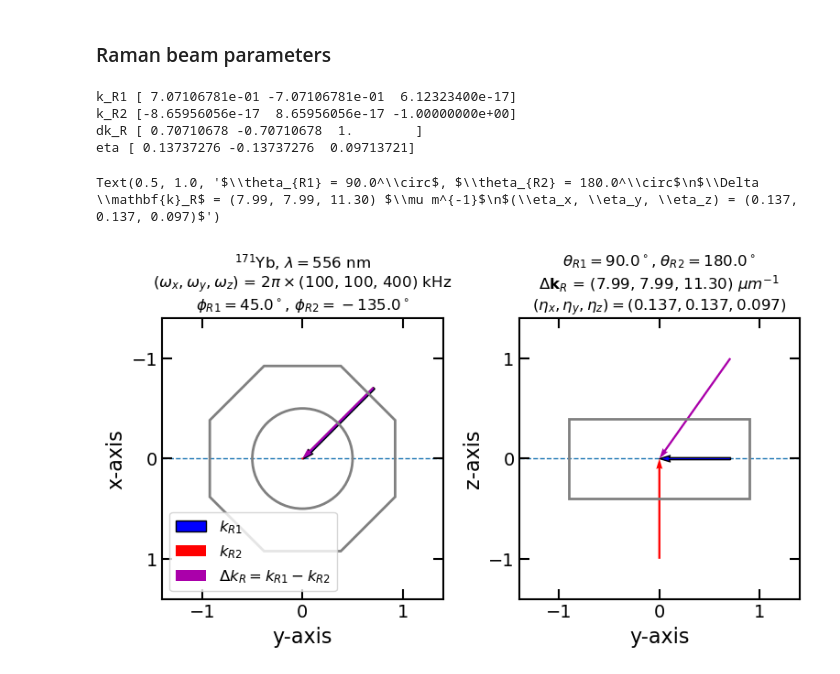
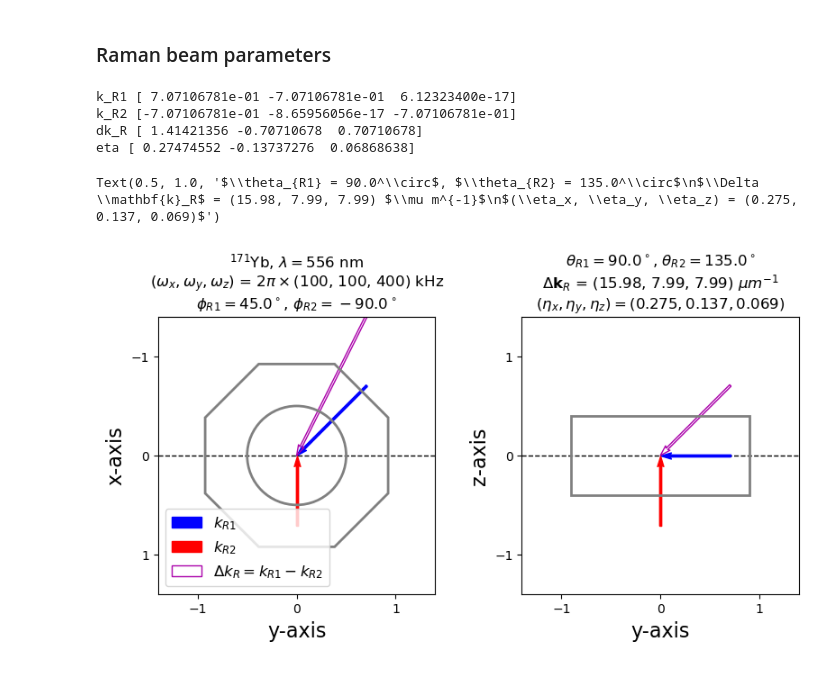
Before and after one commit to HidekiOzawa-NanoQT/Raman_sideband_cooling, a Jupyter notebook: EstimationOfRamanMomentum.ipynb, the cells around one changed output. Drawn from its saved outputs; the diff is of its cells as text; code cells hidden in the pictures.

```diff
--- a/EstimationOfRamanMomentum.ipynb
+++ b/EstimationOfRamanMomentum.ipynb
@@ -82,8 +82,8 @@ mass_e = 9.10938215 * 1e-31 # Electron Mass (kg)
 a0 = 0.52917720859 * 1e-10 # Bohr Radius (m)
 kB = 1.3806504 * 1e-23 # Boltzmann constant (J/K)
 # %%
-mass_Rb_87 = mass_u * 171
-wavelength_D1 = 556 * 1e-9 # nm
+mass_atom = mass_u * 171 # 171Yb atomic mass
+wavelength_D1 = 556 * 1e-9 # [m]
 
 k_D1 = 2 * np.pi / wavelength_D1 # 1/m
 # %% [markdown]
@@ -100,16 +100,16 @@ omega_x *= 1e3
 omega_y *= 1e3
 omega_z *= 1e3
 
-a_x = np.sqrt(hbar / (2 * mass_Rb_87 * 2 * np.pi * omega_x))
-a_y = np.sqrt(hbar / (2 * mass_Rb_87 * 2 * np.pi * omega_y))
-a_z = np.sqrt(hbar / (2 * mass_Rb_87 * 2 * np.pi * omega_z))
+a_x = np.sqrt(hbar / (2 * mass_atom * 2 * np.pi * omega_x))
+a_y = np.sqrt(hbar / (2 * mass_atom * 2 * np.pi * omega_y))
+a_z = np.sqrt(hbar / (2 * mass_atom * 2 * np.pi * omega_z))
 # %% [markdown]
 ### Raman beam parameters
 # %%
 theta_R1 = 90 #[degree] polar angle of Raman1 (min:0, max:180)
 phi_R1 = 45 #[degree] azimuthal angle of Raman1 (min:0, max:360)
-theta_R2 = 180 #[degree] polar angle of Raman2 (min:0, max:180)
-phi_R2 = -135 #[degree] azimuthal angle of Raman2 (min:0, max:360)
+theta_R2 = 135 #[degree] polar angle of Raman2 (min:0, max:180)
+phi_R2 = -90 #[degree] azimuthal angle of Raman2 (min:0, max:360)
 # %%
 phi_R1 = phi_R1 - 90
 phi_R2 = phi_R2 - 90
@@ -129,9 +129,9 @@ print("dk_R", dk_R)
 print("eta", dk_R*k_D1*np.array([a_x,a_y,a_z]))
 # %% [output]
 k_R1 [ 7.07106781e-01 -7.07106781e-01  6.12323400e-17]
-k_R2 [-8.65956056e-17  8.65956056e-17 -1.00000000e+00]
-dk_R [ 0.70710678 -0.70710678  1.        ]
-eta [ 0.13737276 -0.13737276  0.09713721]
+k_R2 [-7.07106781e-01 -8.65956056e-17 -7.07106781e-01]
+dk_R [ 1.41421356 -0.70710678  0.70710678]
+eta [ 0.27474552 -0.13737276  0.06868638]
 # %%
 dk_Rs = k_D1*np.abs(dk_R)
 a_xyz = np.array([a_x, a_y, a_z])
@@ -148,9 +148,9 @@ zmax=xmax
 fig =plt.figure(figsize=[8,5],dpi = 100)
 ax1 = fig.add_subplot(1,2,1)
 ax1.hlines(y=0,xmin=xmin,xmax=xmax, linestyles='--',linewidth=1,zorder=0)
-ax1.quiver(-k_R1[1], -k_R1[0], k_R1[1], k_R1[0], color='blue', angles='xy', scale_units='xy', scale=1, linewidth=1, edgecolor='k',label="$k_{R1}$")
-ax1.quiver(-k_R2[1], -k_R2[0], k_R2[1], k_R2[0], color='red', angles='xy', scale_units='xy', scale=1, label="$k_{R2}$")
-ax1.quiver(-dk_R[1], -dk_R[0], dk_R[1], dk_R[0], color='#aa00aa', angles='xy', scale_units='xy', scale=1, label="$\Delta k_{R} = k_{R1} - k_{R2}$")
+ax1.quiver(-k_R1[1], -k_R1[0], k_R1[1], k_R1[0], color='blue', angles='xy', scale_units='xy',scale=1,linewidth=1, edgecolor='blue',label="$k_{R1}$")
+ax1.quiver(-k_R2[1], -k_R2[0], k_R2[1], k_R2[0], color='red', angles='xy', scale_units='xy', scale=1, linewidth=1, edgecolor='red', label="$k_{R2}$")
+ax1.quiver(-dk_R[1], -dk_R[0], dk_R[1], dk_R[0], color='#aa00aa', angles='xy', scale_units='xy', scale=1, edgecolor='#aa00aa',linewidth=1, fc='None',label="$\Delta k_{R} = k_{R1} - k_{R2}$")
 ax1.set_aspect('equal')
 center=PixCoord(0,0)
 region1_pix = CirclePixelRegion(center,radius=0.5)
@@ -169,46 +169,35 @@ ax1.yaxis.set_ticks(np.linspace(-1,1,3))
 ax1.legend(loc='lower left',fontsize=12)
 
 ax1.set_xlabel('y-axis',fontsize=labelsize)
 ax1.set_ylabel('x-axis',fontsize=labelsize)
 txt_Title = r'$^{171}$Yb, $\lambda=556$ nm' +'\n'
 txt_Title += r'$(\omega_x, \omega_y, \omega_z)$ = $2 \pi \times $(%d, %d, %d) kHz' % (omega_x / 1e3, omega_y / 1e3,omega_z / 1e3)
 txt_Title += '\n$\phi_{R1} = %.1f^\circ$, $\phi_{R2} = %.1f^\circ$' % (phi_R1+90, phi_R2+90)
 
 ax1.set_title(txt_Title,fontsize=12)
 
 
 ax2 = fig.add_subplot(1,2,2)
 ax2.hlines(y=0,xmin=ymin,xmax=ymax, linestyles='--',linewidth=1,zorder=0)
-ax2.quiver(-k_R1[1], k_R1[2], k_R1[1], -k_R1[2], color='blue', angles='xy', scale_units='xy', scale=1, linewidth=1, edgecolor='k', label="$k_{R1}$")
-ax2.quiver(-k_R2[1], k_R2[2], k_R2[1], -k_R2[2], color='red', angles='xy', scale_units='xy', scale=1, label="$k_{R2}$")
-ax2.quiver(-dk_R[1], dk_R[2], dk_R[1], -dk_R[2], color='#aa00aa', angles='xy', scale_units='xy', scale=1, label="$\Delta k_{R} = k_{R1} - k_{R2}$")
+ax2.quiver(-k_R1[1], k_R1[2], k_R1[1], -k_R1[2], color='blue', angles='xy', scale_units='xy', scale=1, linewidth=1, edgecolor='blue', label="$k_{R1}$")
+ax2.quiver(-k_R2[1], k_R2[2], k_R2[1], -k_R2[2], color='red', angles='xy', scale_units='xy', scale=1, linewidth=1, edgecolor='red', label="$k_{R2}$")
+ax2.quiver(-dk_R[1], dk_R[2], dk_R[1], -dk_R[2], color='#aa00aa', angles='xy', scale_units='xy', scale=1, linewidth=1, edgecolor='#aa00aa',fc='None',label="$\Delta k_{R} = k_{R1} - k_{R2}$")
 ax2.set_aspect('equal')
 region3_pix = RectanglePixelRegion(center, width=1.8,height=0.8)
 region3_pix.plot(ax=ax2, color='gray', lw=2, linestyle = '-')
-
-
 ax2.set_xlim([ymin, ymax])
 ax2.set_ylim([zmin, zmax])
 ax2.xaxis.set_ticks(np.linspace(-1,1,3))
 ax2.yaxis.set_ticks(np.linspace(-1,1,3))
-
-
 ax2.set_xlabel('y-axis',fontsize=labelsize)
 ax2.set_ylabel('z-axis',fontsize=labelsize)
 
 plt.tight_layout()
 txt_Title = r'$\theta_{R1} = %.1f^\circ$, $\theta_{R2} = %.1f^\circ$' % (theta_R1, theta_R2)
 txt_Title += '\n$\Delta \mathbf{k}_R$ = (%.2f, %.2f, %.2f) $\mu m^{-1}$\n' % (dk_Rs[0] / 1e6,dk_Rs[1] / 1e6, dk_Rs[2] / 1e6)
 txt_Title += "$(\eta_x, \eta_y, \eta_z) = (%.3f, %.3f, %.3f)$" % (eta_LD[0], eta_LD[1], eta_LD[2])
 
-# txt_Title = '$\Delta \mathbf{k}_R$ = (%.2f, %.2f, %.2f) $\mu m^{-1}$\n' % (dk_Rs[0] / 1e6,dk_Rs[1] / 1e6, dk_Rs[2] / 1e6)
-# txt_Title += r'$(\omega_x, \omega_y, \omega_z)$ = $2 \pi \times$(%d, %d, %d) kHz' % (omega_x / 1e3, omega_y / 1e3,omega_z / 1e3)
-# # txt_Title += '\n$\phi_{R2} = %.1f^\circ$, $\Delta \phi_{L-R} = %.1f^\circ$\n' % (phi_R2_best, dphi_L1_R)
-# txt_Title += "\n $(\eta_x, \eta_y, \eta_z) = (%.3f, %.3f, %.3f)$" % (eta_LD[0], eta_LD[1], eta_LD[2])
-
 ax2.set_title(txt_Title, fontsize=12)
-
-# plt.gca().set_aspect('equal', adjustable='box')
 # %% [output]
-Text(0.5, 1.0, '$\\theta_{R1} = 90.0^\\circ$, $\\theta_{R2} = 180.0^\\circ$\n$\\Delta \\mathbf{k}_R$ = (7.99, 7.99, 11.30) $\\mu m^{-1}$\n$(\\eta_x, \\eta_y, \\eta_z) = (0.137, 0.137, 0.097)$')
+Text(0.5, 1.0, '$\\theta_{R1} = 90.0^\\circ$, $\\theta_{R2} = 135.0^\\circ$\n$\\Delta \\mathbf{k}_R$ = (15.98, 7.99, 7.99) $\\mu m^{-1}$\n$(\\eta_x, \\eta_y, \\eta_z) = (0.275, 0.137, 0.069)$')
-[figure, old version]
+[figure, new version]
```
Also changed, not shown: parts of 2 cells of this notebook.
